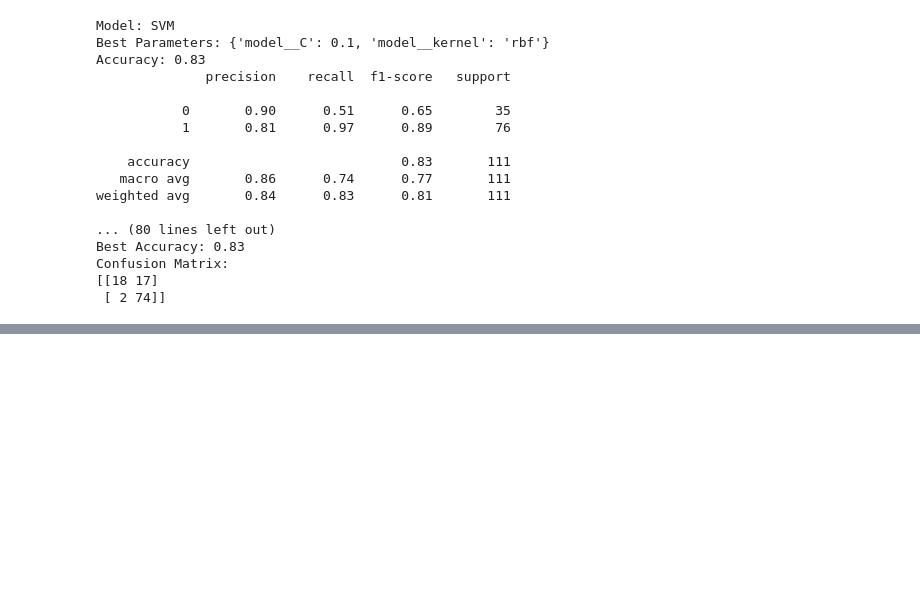
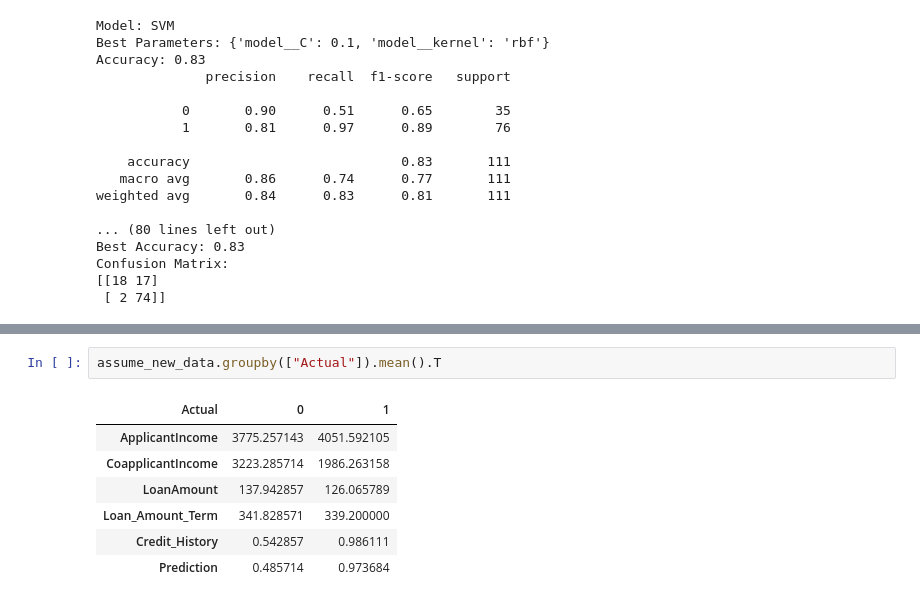
Before and after one commit to gusti02/Eligibility-Prediction-for-Loan, a Jupyter notebook: Loan.ipynb, the cells around one changed output, grey strips where cells are left out. Cells and saved outputs as stored; diff of their text form; blank space fills up the shorter version.

```diff
--- a/Loan.ipynb
+++ b/Loan.ipynb
@@ -360,0 +395,10 @@ Confusion Matrix:
+# %%
+assume_new_data.groupby(["Actual"]).mean().T
+# %% [output]
+| Actual | 0 | 1 |
+| ApplicantIncome | 3775.257143 | 4051.592105 |
+| CoapplicantIncome | 3223.285714 | 1986.263158 |
+| LoanAmount | 137.942857 | 126.065789 |
+| Loan_Amount_Term | 341.828571 | 339.200000 |
+| Credit_History | 0.542857 | 0.986111 |
+| Prediction | 0.485714 | 0.973684 |
```
Also changed, not shown: parts of 4 cells of this notebook, 4 other files.
